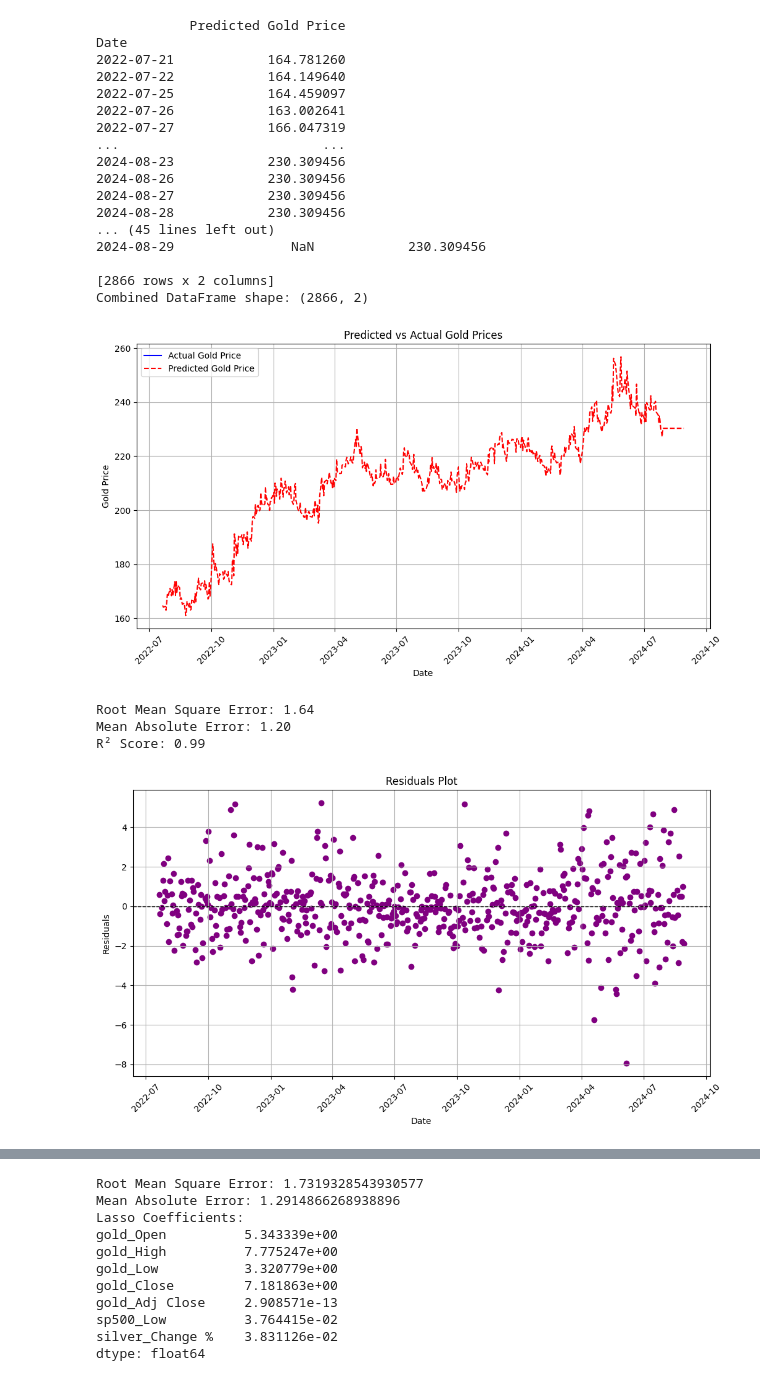
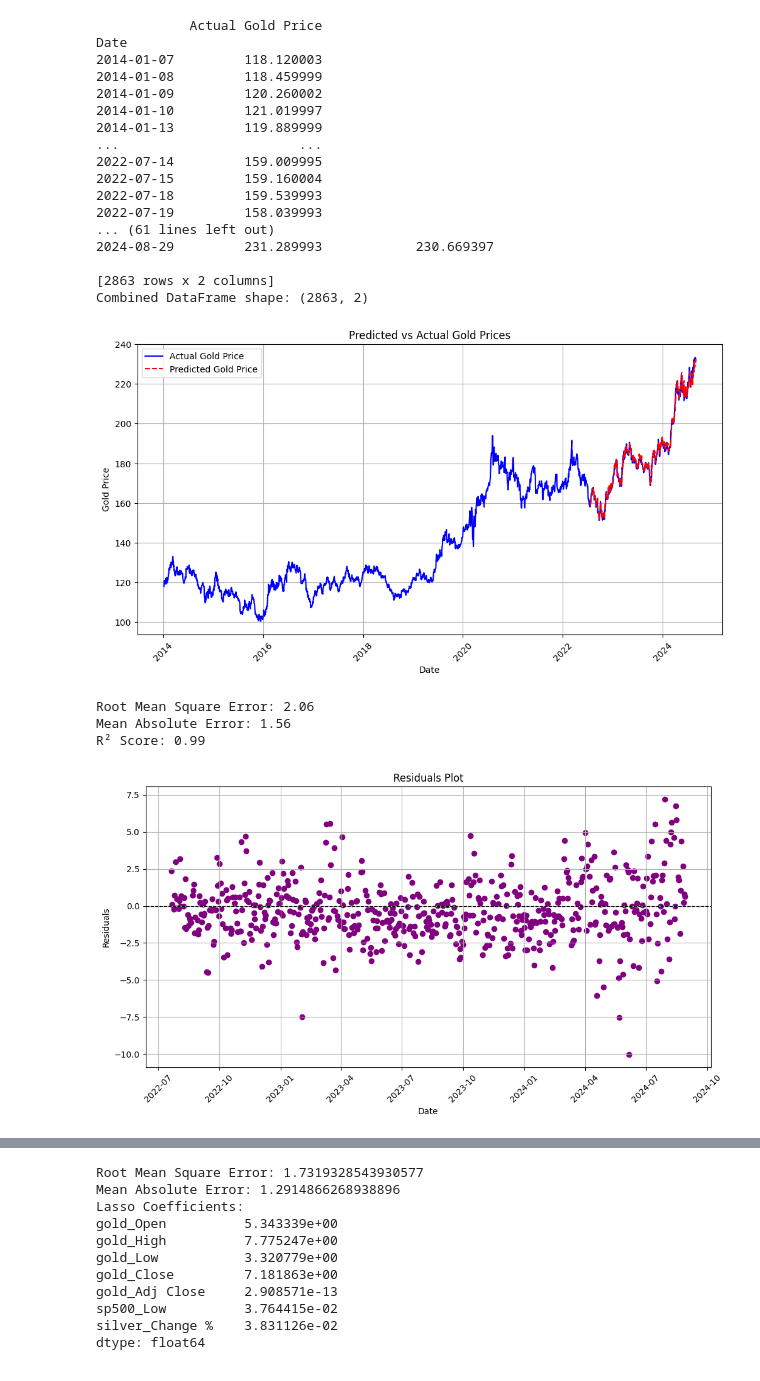
Before and after one commit to DanaMikulinsky/fintechFinalProject, a Jupyter notebook: linearRegression.ipynb, the cells around one changed output, grey strips where cells are left out. Cells and saved outputs as stored; diff of their text form; code cells hidden in the pictures.

```diff
--- a/linearRegression.ipynb
+++ b/linearRegression.ipynb
@@ -14,7 +14,7 @@ df = pd.read_csv('all_data.csv')
 df['Date'] = pd.to_datetime(df['Date'])
 df.set_index('Date', inplace=True)
 # %%
-X = df.loc[:, ~df.columns.str.contains('gold', case=False)]
+X = df.drop(columns=['gold_Close', 'gold_Open', 'gold_High', 'gold_Adj Close', 'gold_Low', 'gold_Volume', 'gold_price_to_predict'])
 # Extract y
 y = df['gold_price_to_predict']
 
@@ -37,3 +37,5 @@ y_test_dropped = y_test_dropped.dropna()
 common_index = X_test_dropped.index.intersection(y_test_dropped.index)
 X_test_dropped = X_test_dropped.loc[common_index]
 y_test_dropped = y_test_dropped.loc[common_index]
+
+print(y_train_dropped)
@@ -42,62 +58,61 @@ import pandas as pd
 
 # Initialize a DataFrame for the training data
 train_df = pd.DataFrame({'Actual Gold Price': y_train_dropped}, index=X_train_dropped.index)  # Use the index of X_train_dropped directly
-
-
+print(train_df)
+test_df = pd.DataFrame({'Actual Gold Price': y_test_dropped}, index=X_test_dropped.index)  # Use the index of X_test_dropped directly
+print('TEST DF')
+print(test_df)
 # Initialize and train the model
 model = LinearRegression()
 model.fit(X_train_dropped, y_train_dropped)
 
 # Make predictions on the test set
 predictions = model.predict(X_test_dropped)
 
 # Create a DataFrame for predictions
 predictions_df = pd.DataFrame(predictions, index=y_test_dropped.index, columns=['Predicted Gold Price'])
 print(predictions_df)
-
-train_df = pd.DataFrame(y_train_dropped, index=y_train_dropped.index, columns=['Actual Gold Price'])
-print(train_df)
-test_df = pd.DataFrame(y_test_dropped, index=y_test_dropped.index, columns=['Actual Gold Price'])
-print(train_df)
-combined_actual_df = pd.concat([train_df, test_df])
-
+test_df = pd.DataFrame({'Actual Gold Price': y_test_dropped}, index=X_test_dropped.index)  # Use the index of X_test_dropped directly
+combined_actual_df = pd.concat([train_df, test_df], axis=0)
+print(combined_actual_df)
 # Merge the concatenated DataFrame with predictions
 combined_df = combined_actual_df.merge(predictions_df, left_index=True, right_index=True, how='outer')
 
 # Check the combined DataFrame
 print(combined_df)
 print("Combined DataFrame shape:", combined_df.shape)
 
 # Plotting
 plt.figure(figsize=(12, 6))
 plt.plot(combined_df.index, combined_df['Actual Gold Price'], label='Actual Gold Price', color='blue')
 plt.plot(predictions_df.index, predictions_df['Predicted Gold Price'], label='Predicted Gold Price', color='red', linestyle='--')
 plt.title('Predicted vs Actual Gold Prices')
 plt.xlabel('Date')
 plt.ylabel('Gold Price')
 plt.legend()
-plt.xticks(rotation=45)  # Rotate x-axis labels for better readability
+plt.xticks(rotation=45)  # Rotat
+# e x-axis labels for better readability
 plt.grid()
 plt.show()
 # %% [output]
-            Predicted Gold Price
+            Actual Gold Price
 Date
-2022-07-21            164.781260
-2022-07-22            164.149640
-2022-07-25            164.459097
-2022-07-26            163.002641
-2022-07-27            166.047319
-...                          ...
-2024-08-23            230.309456
-2024-08-26            230.309456
-2024-08-27            230.309456
-2024-08-28            230.309456
-... (45 lines left out)
-2024-08-29               NaN            230.309456
+2014-01-07         118.120003
+2014-01-08         118.459999
+2014-01-09         120.260002
+2014-01-10         121.019997
+2014-01-13         119.889999
+...                       ...
+2022-07-14         159.009995
+2022-07-15         159.160004
+2022-07-18         159.539993
+2022-07-19         158.039993
+... (61 lines left out)
+2024-08-29         231.289993            230.669397
 
-[2866 rows x 2 columns]
-Combined DataFrame shape: (2866, 2)
+[2863 rows x 2 columns]
+Combined DataFrame shape: (2863, 2)
-[figure, old version]
+[figure, new version]
 # %%
 from sklearn.metrics import mean_squared_error, mean_absolute_error, r2_score
 
@@ -122,10 +137,10 @@ plt.xticks(rotation=45)
 plt.grid()
 plt.show()
 # %% [output]
-Root Mean Square Error: 1.64
-Mean Absolute Error: 1.20
+Root Mean Square Error: 2.06
+Mean Absolute Error: 1.56
 R² Score: 0.99
-[figure, old version]
+[figure, new version]
 # %%
 import statsmodels.api as sm
 
```
Also changed, not shown: parts of 2 cells of this notebook.
